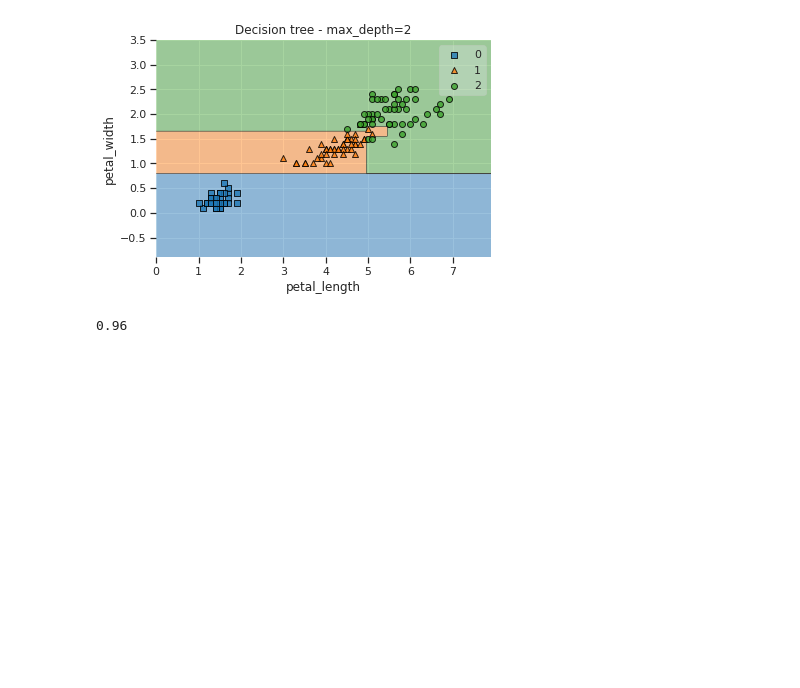
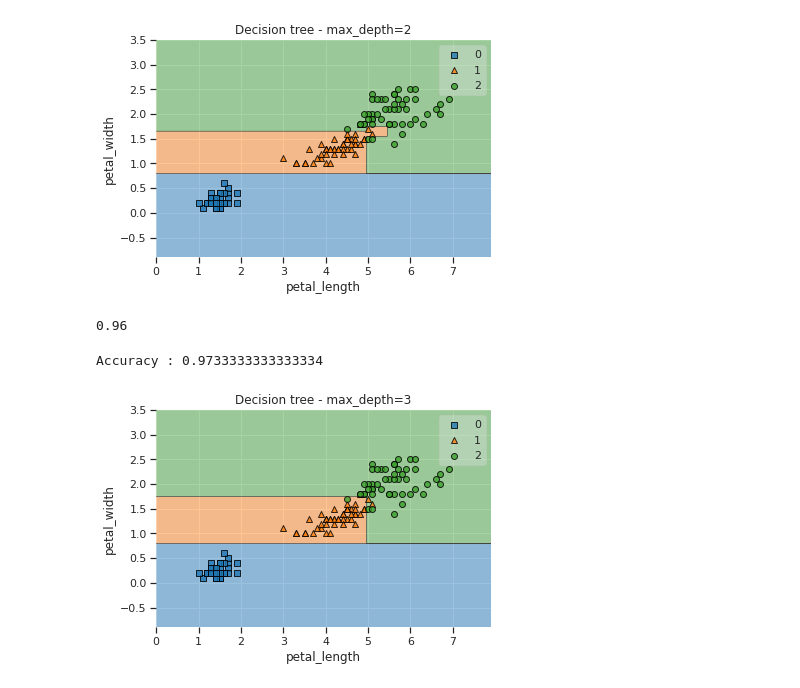
Before and after one commit to wolejnik/basis-decision-tree, a Jupyter notebook: mian.ipynb, the cells around one changed output. Drawn from its saved outputs; the diff is of its cells as text; code cells hidden in the pictures; blank space fills up the shorter version.

Commit message:
:tada: Built a function to make decison tree

```diff
--- a/mian.ipynb
+++ b/mian.ipynb
@@ -168,3 +167,23 @@ export_graphviz(tree_clf, out_file='iris_tree.dot', feature_names=feature_names[
 # %%
 %%bash
 dot -Tpng iris_tree.dot -o iris_tree.png
+# %%
+def make_decision_tree(max_depth=1):
+    tree_clf = DecisionTreeClassifier(max_depth=max_depth)
+    tree_clf.fit(X, y)
+    export_graphviz(tree_clf, out_file='iris_tree.dot',
+                    feature_names=feature_names[2:],
+                    class_names=class_names,
+                    rounded=True, filled=True)
+
+    plot_decision_regions(X, y, tree_clf)
+    plt.xlabel('petal_length')
+    plt.ylabel('petal_width')
+    plt.title(f'Decision tree - max_depth={max_depth}')
+
+    print(f'Accuracy : {tree_clf.score(X, y)}')
+# %%
+make_decision_tree(3)
+# %% [output]
+Accuracy : 0.9733333333333334
+[figure, added]
```
Also changed, not shown: parts of 2 cells of this notebook, 2 other files.
